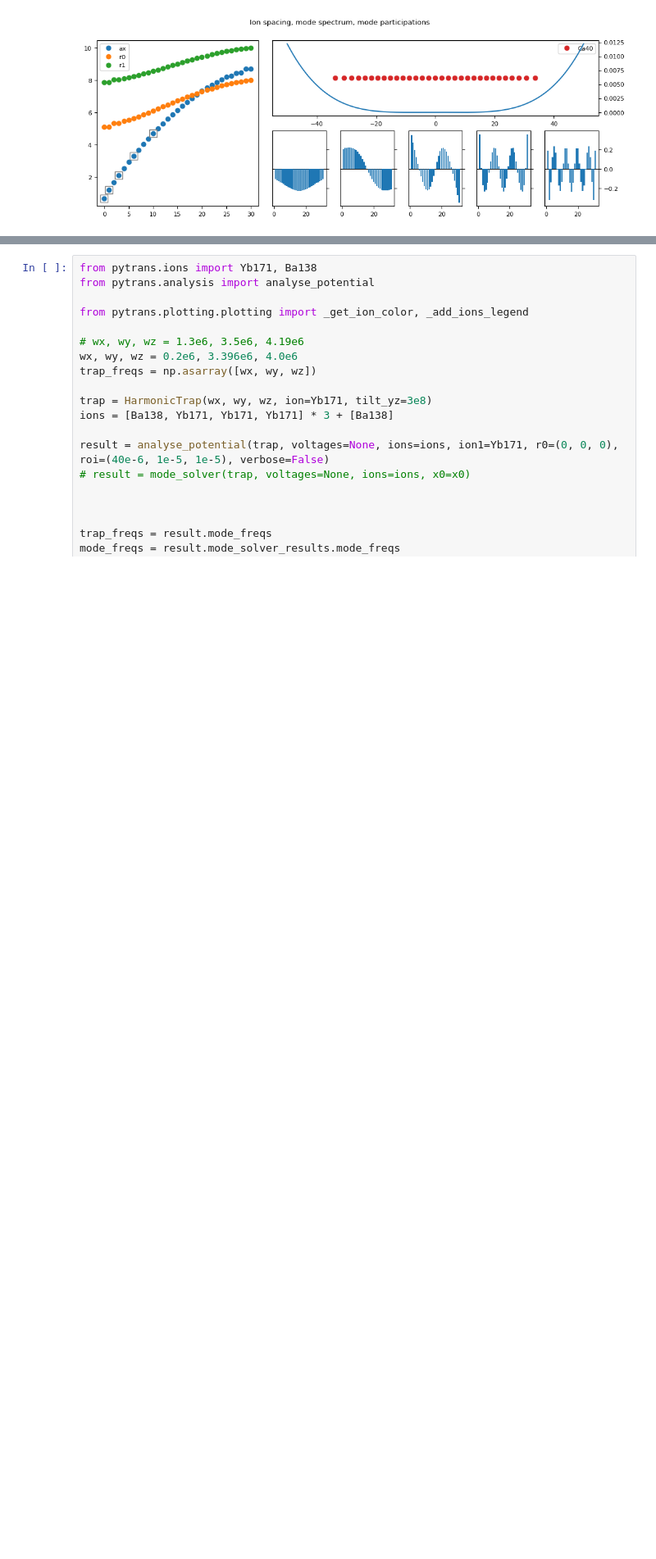
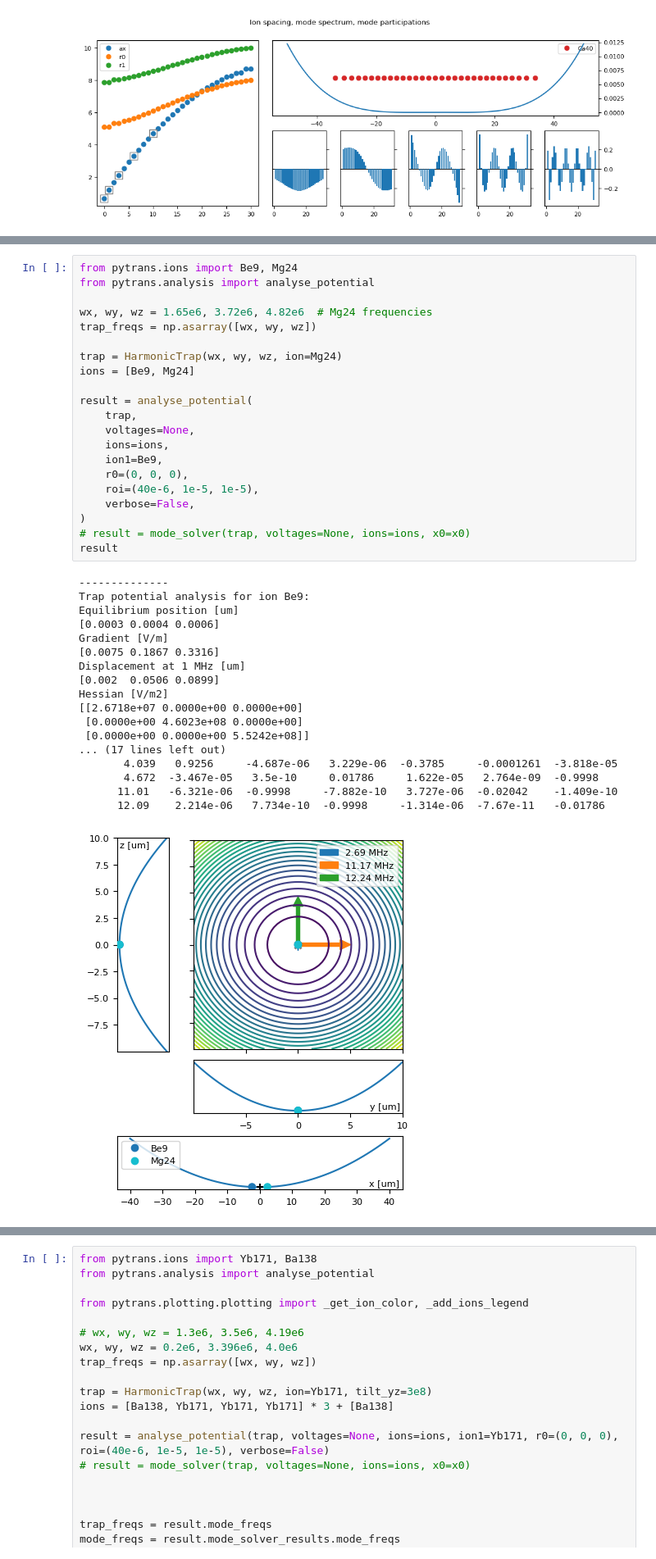
Before and after one commit to tiqi-group/pytrans-examples, a Jupyter notebook: examples/02_mode_solver.ipynb, the cells around one changed output, grey strips where cells are left out. Shown at 82% size. Cells and saved outputs as stored; diff of their text form; blank space fills up the shorter version.

Commit message:
Up pytrans, example from Jonathan, make docs
Former-commit-id: 128fc3ff0173fd3d0194590819773daa1f80ee98

```diff
--- a/examples/02_mode_solver.ipynb
+++ b/examples/02_mode_solver.ipynb
@@ -184 +190,41 @@ for mode in plot_modes:
+# %%
+from pytrans.ions import Be9, Mg24
+from pytrans.analysis import analyse_potential
+
+wx, wy, wz = 1.65e6, 3.72e6, 4.82e6  # Mg24 frequencies
+trap_freqs = np.asarray([wx, wy, wz])
+
+trap = HarmonicTrap(wx, wy, wz, ion=Mg24)
+ions = [Be9, Mg24]
+
+result = analyse_potential(
+    trap,
+    voltages=None,
+    ions=ions,
+    ion1=Be9,
+    r0=(0, 0, 0),
+    roi=(40e-6, 1e-5, 1e-5),
+    verbose=False,
+)
+# result = mode_solver(trap, voltages=None, ions=ions, x0=x0)
+result
+# %% [output]
+--------------
+Trap potential analysis for ion Be9:
+Equilibrium position [um]
+[0.0003 0.0004 0.0006]
+Gradient [V/m]
+[0.0075 0.1867 0.3316]
+Displacement at 1 MHz [um]
+[0.002  0.0506 0.0899]
+Hessian [V/m2]
+[[2.6718e+07 0.0000e+00 0.0000e+00]
+ [0.0000e+00 4.6023e+08 0.0000e+00]
+ [0.0000e+00 0.0000e+00 5.5242e+08]]
+... (17 lines left out)
+       4.039   0.9256     -4.687e-06   3.229e-06  -0.3785     -0.0001261  -3.818e-05
+       4.672  -3.467e-05   3.5e-10     0.01786     1.622e-05   2.764e-09  -0.9998
+      11.01   -6.321e-06  -0.9998     -7.882e-10   3.727e-06  -0.02042    -1.409e-10
+      12.09    2.214e-06   7.734e-10  -0.9998     -1.314e-06  -7.67e-11   -0.01786
+[figure, added]
 # %% [markdown]
```
Also changed, not shown: parts of 3 cells of this notebook, 3 other files.
